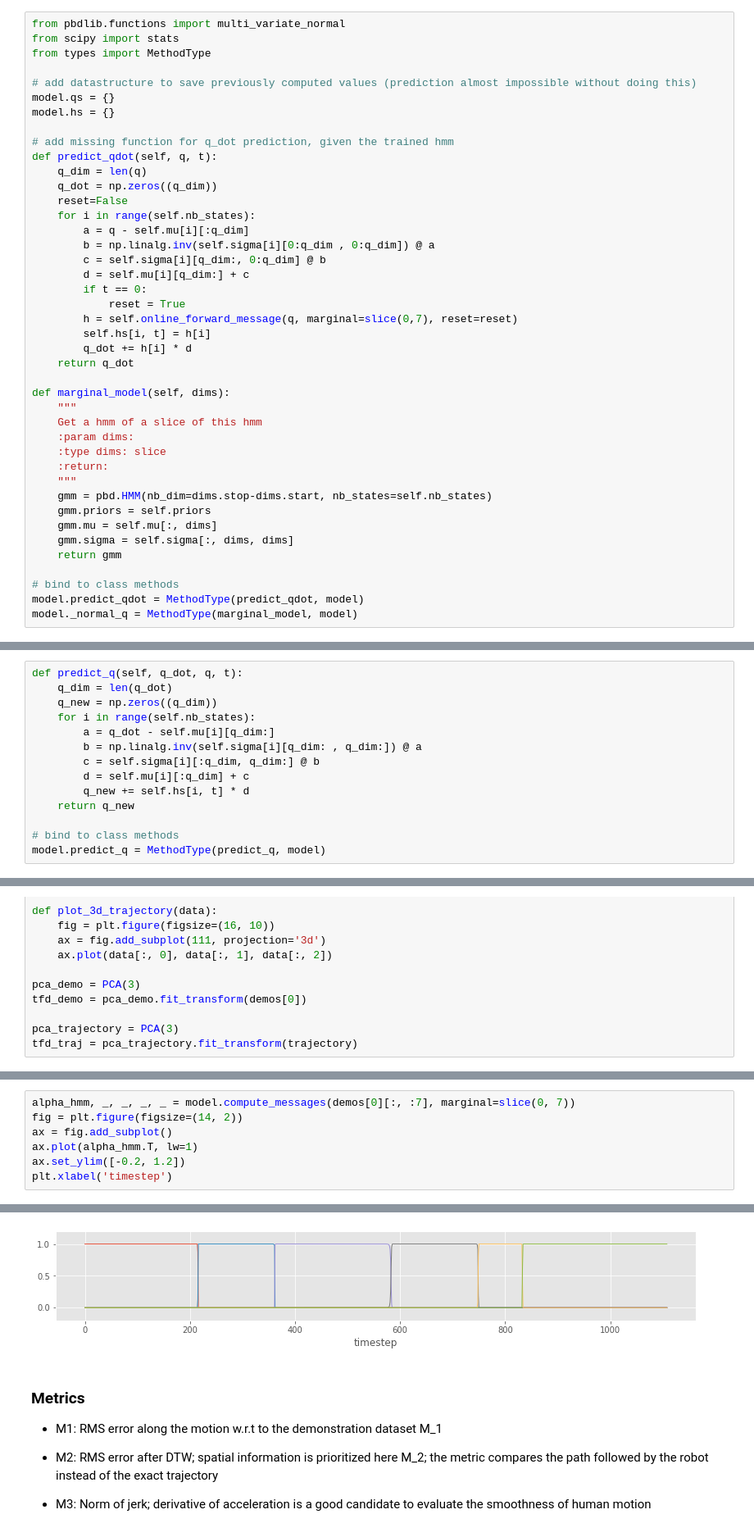
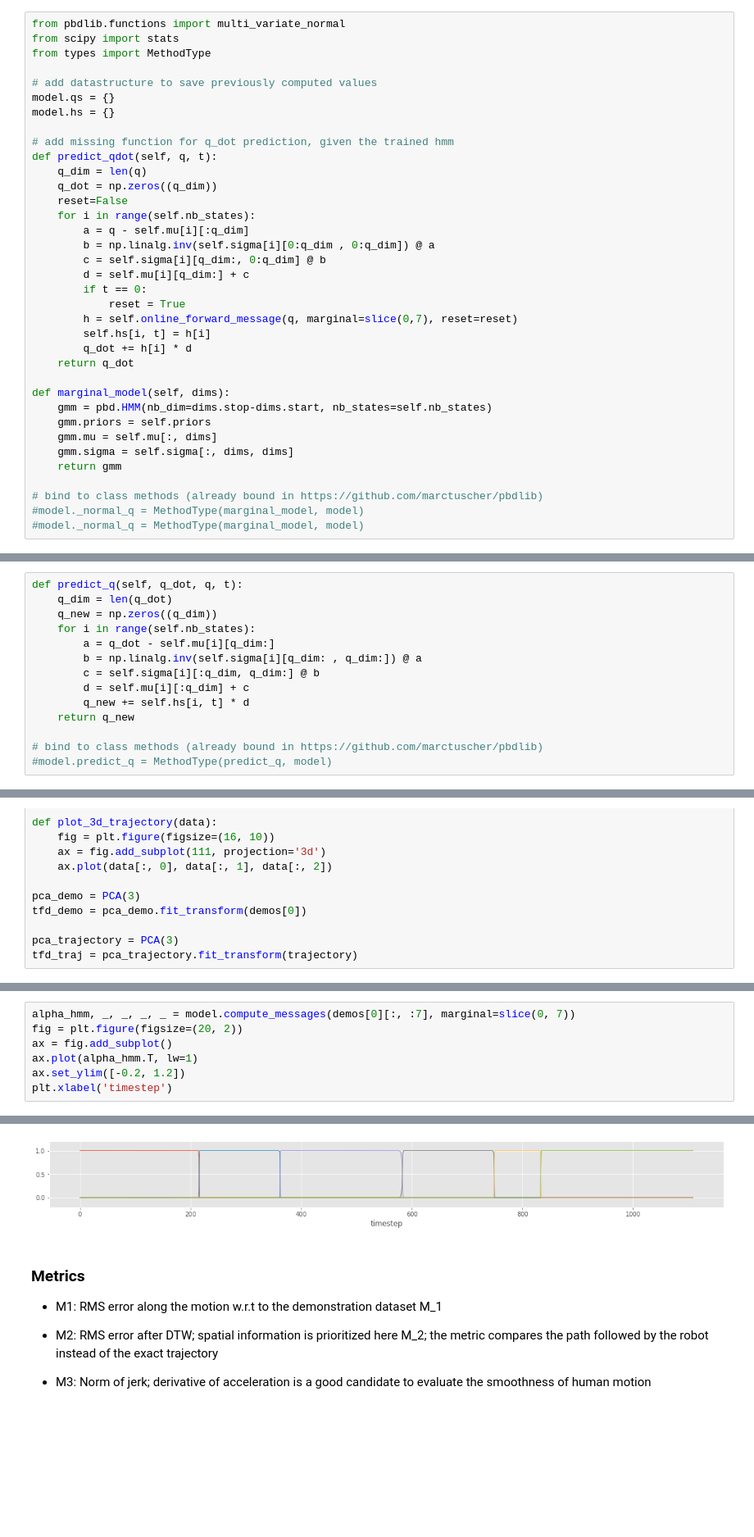
Before and after one commit to marctuscher/imitation-learning, a Jupyter notebook: slides/slides_clean.ipynb, the cells around one changed output, grey strips where cells are left out. Shown: that part at 82% size. Cells and saved outputs as stored; diff of their text form; blank space fills up the shorter version.

```diff
--- a/slides/slides_clean.ipynb
+++ b/slides/slides_clean.ipynb
@@ -277,7 +294,7 @@ from pbdlib.functions import multi_variate_normal
 from scipy import stats
 from types import MethodType
 
-# add datastructure to save previously computed values (prediction almost impossible without doing this)
+# add datastructure to save previously computed values
 model.qs = {}
 model.hs = {}
 
@@ -299,21 +316,15 @@ def predict_qdot(self, q, t):
     return q_dot
 
 def marginal_model(self, dims):
-    """
-    Get a hmm of a slice of this hmm
-    :param dims:
-    :type dims: slice
-    :return:
-    """
     gmm = pbd.HMM(nb_dim=dims.stop-dims.start, nb_states=self.nb_states)
     gmm.priors = self.priors
     gmm.mu = self.mu[:, dims]
     gmm.sigma = self.sigma[:, dims, dims]
     return gmm
 
-# bind to class methods
-model.predict_qdot = MethodType(predict_qdot, model)
-model._normal_q = MethodType(marginal_model, model)
+# bind to class methods (already bound in https://github.com/marctuscher/pbdlib)
+#model._normal_q = MethodType(marginal_model, model)
+#model._normal_q = MethodType(marginal_model, model)
 # %% [markdown]
 Predicting the next joint angles, given current joint angles and predicted joint velocities:
 $$\hat{x} = \sum_{i=1}^K h_i(x) [ \mu_i^{x} + \Sigma_i^{x\dot{x}}(\Sigma_i^\dot{x})^{-1} (\dot{x} - \mu_i^\dot{x})]$$
@@ -329,8 +340,8 @@ def predict_q(self, q_dot, q, t):
         q_new += self.hs[i, t] * d
     return q_new
 
-# bind to class methods
-model.predict_q = MethodType(predict_q, model)
+# bind to class methods (already bound in https://github.com/marctuscher/pbdlib)
+#model.predict_q = MethodType(predict_q, model)
 # %%
 import sys
 # add the folder where libry.so is located to the path. Otherwise the import will crash.
@@ -518,13 +516,13 @@ pbd.plot_gmm(model.mu, model.sigma, dim=[dim, dim + 7])
 # %%
 alpha_hmm, _, _, _, _ = model.compute_messages(demos[0][:, :7], marginal=slice(0, 7))
-fig = plt.figure(figsize=(14, 2))
+fig = plt.figure(figsize=(20, 2))
 ax = fig.add_subplot()
 ax.plot(alpha_hmm.T, lw=1)
 ax.set_ylim([-0.2, 1.2])
 plt.xlabel('timestep')
 # %% [output]
 Text(0.5, 0, 'timestep')
-[figure, old version]
+[figure, new version]
 # %% [markdown]
 ### Metrics
 - M1: RMS error along the motion w.r.t to the demonstration dataset  M_1
```
Also changed, not shown: parts of 22 cells of this notebook.
